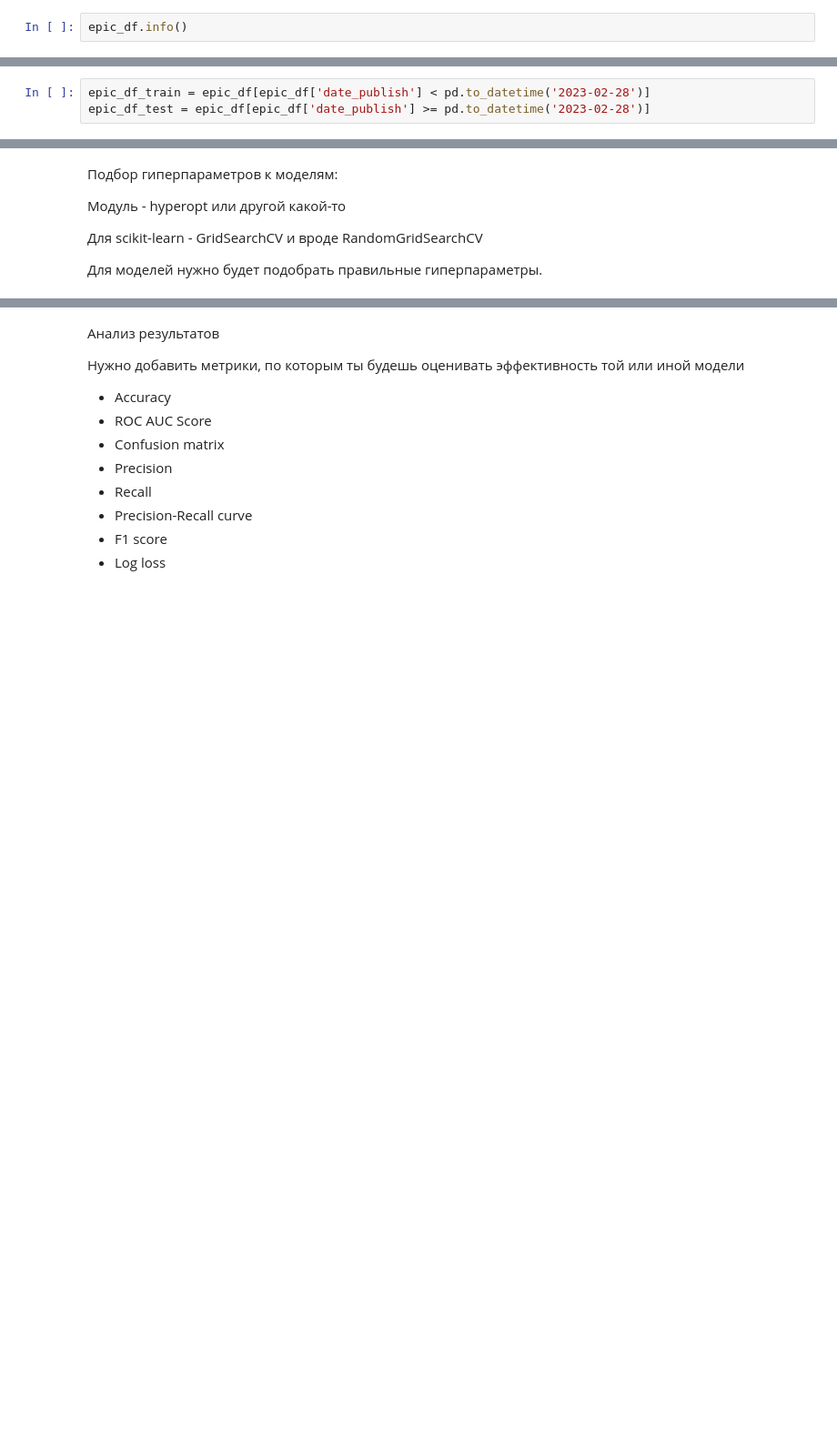
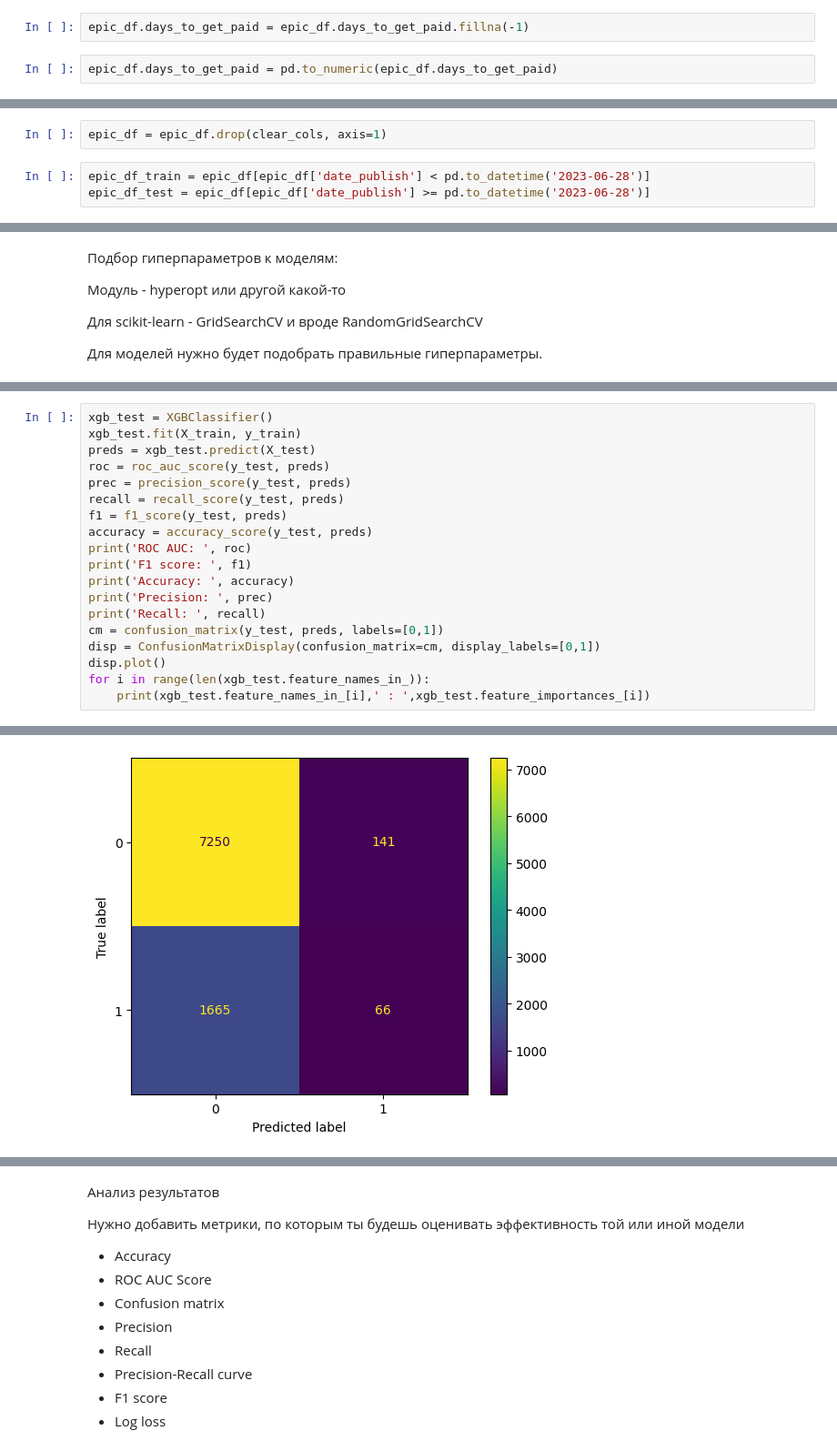
Before and after one commit to ochkasovMO/smartTender, a Jupyter notebook: tender_test_Vlad.ipynb, the cells around one changed output, grey strips where cells are left out. Shown at 91% size. Cells and saved outputs as stored; diff of their text form; blank space fills up the shorter version.

```diff
--- a/tender_test_Vlad.ipynb
+++ b/tender_test_Vlad.ipynb
@@ -537,5 +602,7 @@ See the caveats in the documentation: https://pandas.pydata.org/pandas-docs/stab
   epic_df['tender_buy_type']=epic_df['tender_buy_type'].fillna('Не вказано')
 # %%
 epic_df = epic_df.drop(['tender_buy_type', 'cpv_code', 'tender_procedure', 'date_supply_to', 'supplier_okpo', 'lot_measure', 'payment_info', 'type_payment', 'organizer_city', 'organizer_region', 'organizer_okpo'], axis=1)
+# %%
+epic_df.days_to_get_paid = epic_df.days_to_get_paid.fillna(-1)
 # %%
-epic_df.info()
+epic_df.days_to_get_paid = pd.to_numeric(epic_df.days_to_get_paid)
@@ -560,6 +629,8 @@ memory usage: 3.1 MB
+# %%
+epic_df = epic_df.drop(clear_cols, axis=1)
 # %%
-epic_df_train = epic_df[epic_df['date_publish'] < pd.to_datetime('2023-02-28')]
-epic_df_test = epic_df[epic_df['date_publish'] >= pd.to_datetime('2023-02-28')]
+epic_df_train = epic_df[epic_df['date_publish'] < pd.to_datetime('2023-06-28')]
+epic_df_test = epic_df[epic_df['date_publish'] >= pd.to_datetime('2023-06-28')]
 # %%
 y_train = epic_df_train['winner']
 X_train = epic_df_train.drop(['date_start_accept', 'date_end_accept', 'date_auction', 'date_publish','winner'], axis=1)
@@ -699,0 +788,20 @@ lbg = LGBMClassifier(n_estimators=int(params['n_estimators']),
+# %%
+xgb_test = XGBClassifier()
+xgb_test.fit(X_train, y_train)
+preds = xgb_test.predict(X_test)
+roc = roc_auc_score(y_test, preds)
+prec = precision_score(y_test, preds)
+recall = recall_score(y_test, preds)
+f1 = f1_score(y_test, preds)
+accuracy = accuracy_score(y_test, preds)
+print('ROC AUC: ', roc)
+print('F1 score: ', f1)
+print('Accuracy: ', accuracy)
+print('Precision: ', prec)
+print('Recall: ', recall)
+cm = confusion_matrix(y_test, preds, labels=[0,1])
+disp = ConfusionMatrixDisplay(confusion_matrix=cm, display_labels=[0,1])
+disp.plot()
+for i in range(len(xgb_test.feature_names_in_)):
+    print(xgb_test.feature_names_in_[i],' : ',xgb_test.feature_importances_[i])
+# %% [output]
@@ -700,3 +825,4 @@ lbg = LGBMClassifier(n_estimators=int(params['n_estimators']),
+[figure, added]
 # %%
 xgc.fit(X_train, y_train)
 preds = xgc.predict(X_test)
```
Also changed, not shown: parts of 51 cells of this notebook.
